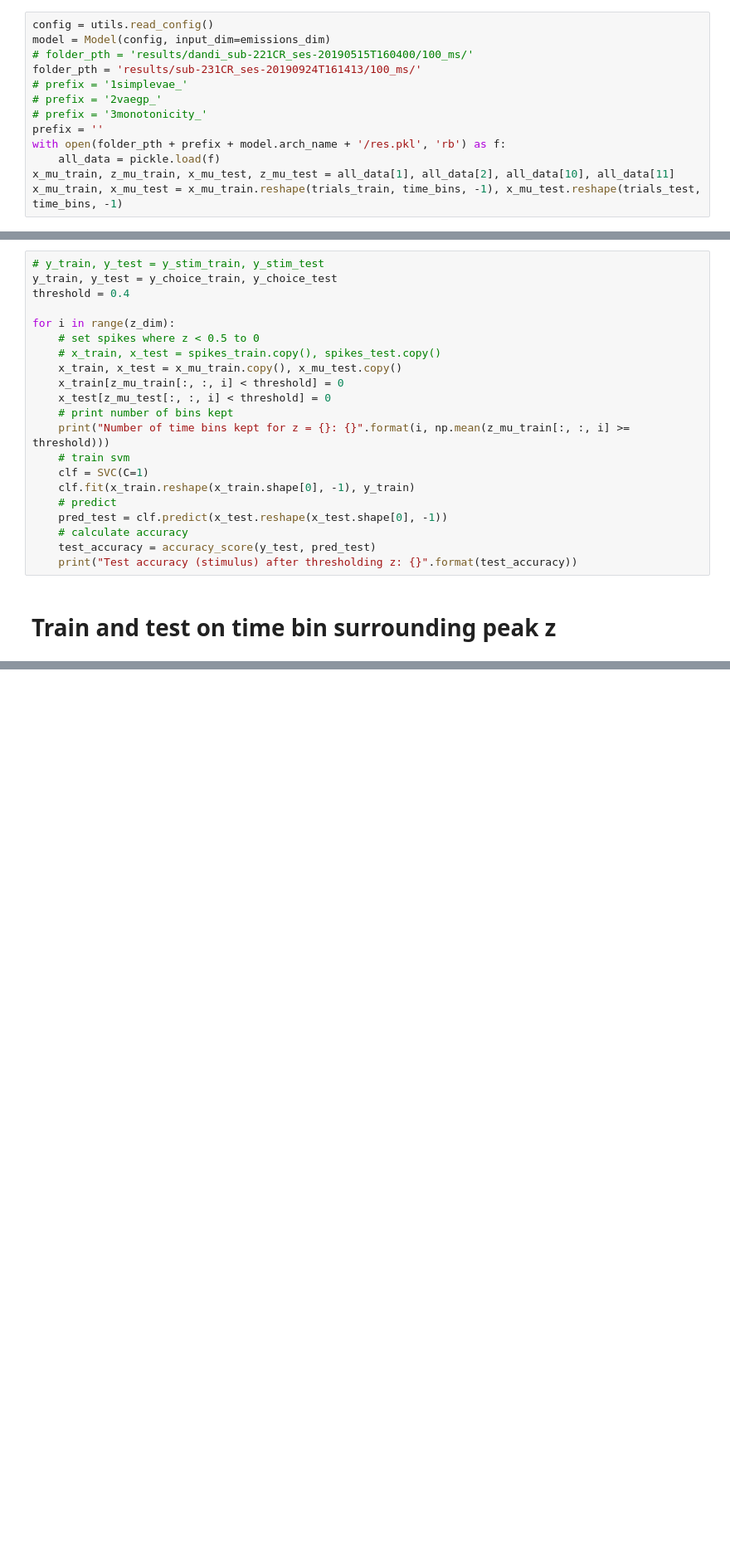
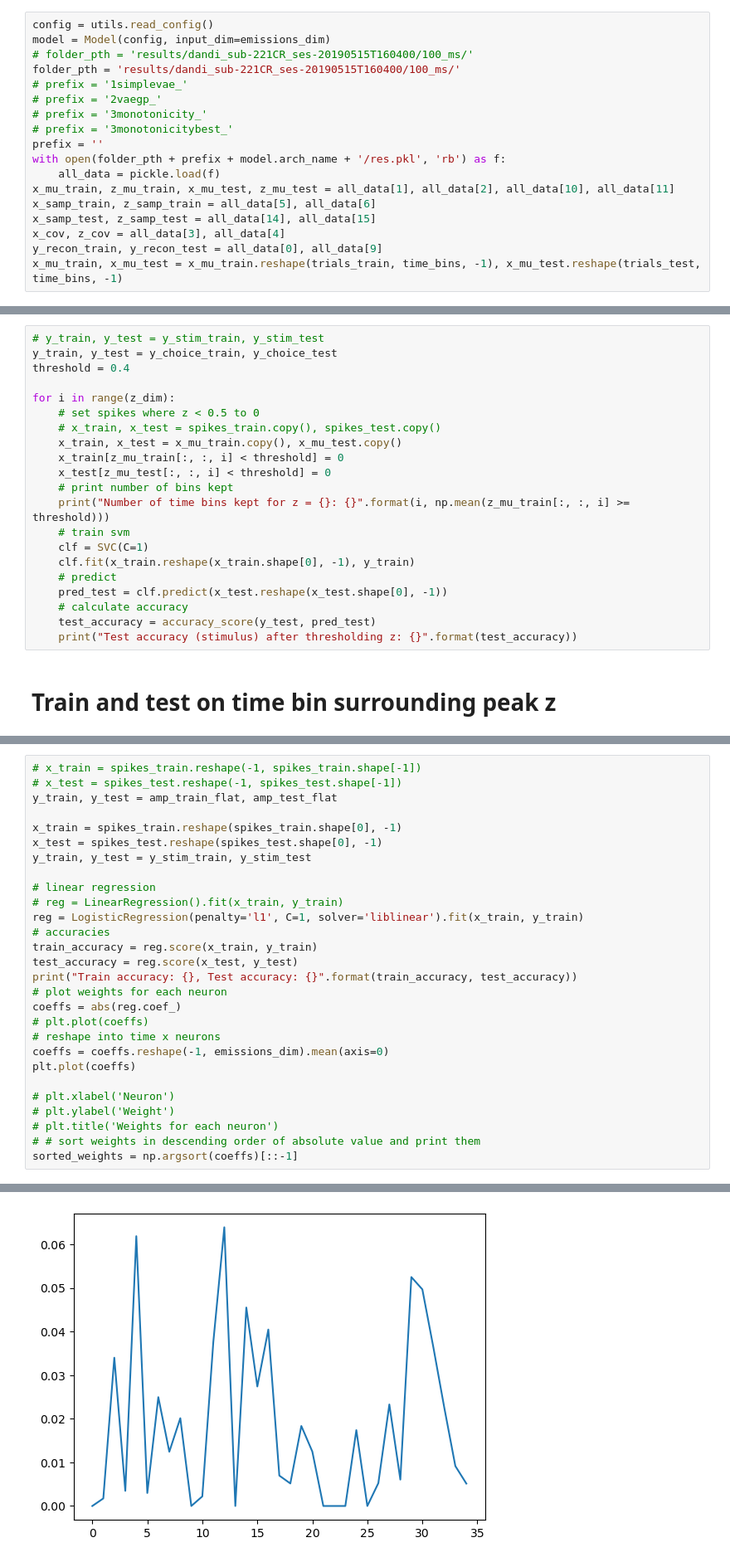
Before and after one commit to methi1999/switching_subspace, a Jupyter notebook: metric.ipynb, the cells around one changed output, grey strips where cells are left out. Shown at 83% size. Drawn from its saved outputs; the diff is of its cells as text; blank space fills up the shorter version.

```diff
--- a/metric.ipynb
+++ b/metric.ipynb
@@ -150,13 +147,18 @@ Text(0.5, 1.0, 'Test accuracy for different time bins for choice; window = 1')
 config = utils.read_config()
 model = Model(config, input_dim=emissions_dim)
 # folder_pth = 'results/dandi_sub-221CR_ses-20190515T160400/100_ms/'
-folder_pth = 'results/sub-231CR_ses-20190924T161413/100_ms/'
+folder_pth = 'results/dandi_sub-221CR_ses-20190515T160400/100_ms/'
 # prefix = '1simplevae_'
 # prefix = '2vaegp_'
 # prefix = '3monotonicity_'
+# prefix = '3monotonicitybest_'
 prefix = ''
 with open(folder_pth + prefix + model.arch_name + '/res.pkl', 'rb') as f:
     all_data = pickle.load(f)
 x_mu_train, z_mu_train, x_mu_test, z_mu_test = all_data[1], all_data[2], all_data[10], all_data[11]
+x_samp_train, z_samp_train = all_data[5], all_data[6]
+x_samp_test, z_samp_test = all_data[14], all_data[15]
+x_cov, z_cov = all_data[3], all_data[4]
+y_recon_train, y_recon_test = all_data[0], all_data[9]
 x_mu_train, x_mu_test = x_mu_train.reshape(trials_train, time_bins, -1), x_mu_test.reshape(trials_test, time_bins, -1)
 # %% [output]
@@ -293,0 +500,29 @@ C: 5, Train accuracy: 0.664, Test accuracy: 0.545
+# %%
+# x_train = spikes_train.reshape(-1, spikes_train.shape[-1])
+# x_test = spikes_test.reshape(-1, spikes_test.shape[-1])
+y_train, y_test = amp_train_flat, amp_test_flat
+
+x_train = spikes_train.reshape(spikes_train.shape[0], -1)
+x_test = spikes_test.reshape(spikes_test.shape[0], -1)
+y_train, y_test = y_stim_train, y_stim_test
+
+# linear regression
+# reg = LinearRegression().fit(x_train, y_train)
+reg = LogisticRegression(penalty='l1', C=1, solver='liblinear').fit(x_train, y_train)
+# accuracies
+train_accuracy = reg.score(x_train, y_train)
+test_accuracy = reg.score(x_test, y_test)
+print("Train accuracy: {}, Test accuracy: {}".format(train_accuracy, test_accuracy))
+# plot weights for each neuron
+coeffs = abs(reg.coef_)
+# plt.plot(coeffs)
+# reshape into time x neurons
+coeffs = coeffs.reshape(-1, emissions_dim).mean(axis=0)
+plt.plot(coeffs)
+
+# plt.xlabel('Neuron')
+# plt.ylabel('Weight')
+# plt.title('Weights for each neuron')
+# # sort weights in descending order of absolute value and print them
+sorted_weights = np.argsort(coeffs)[::-1]
+# %% [output]
@@ -293,0 +530 @@ C: 5, Train accuracy: 0.664, Test accuracy: 0.545
+[figure, added]
```
Also changed, not shown: parts of 18 cells of this notebook, 11 other files.
